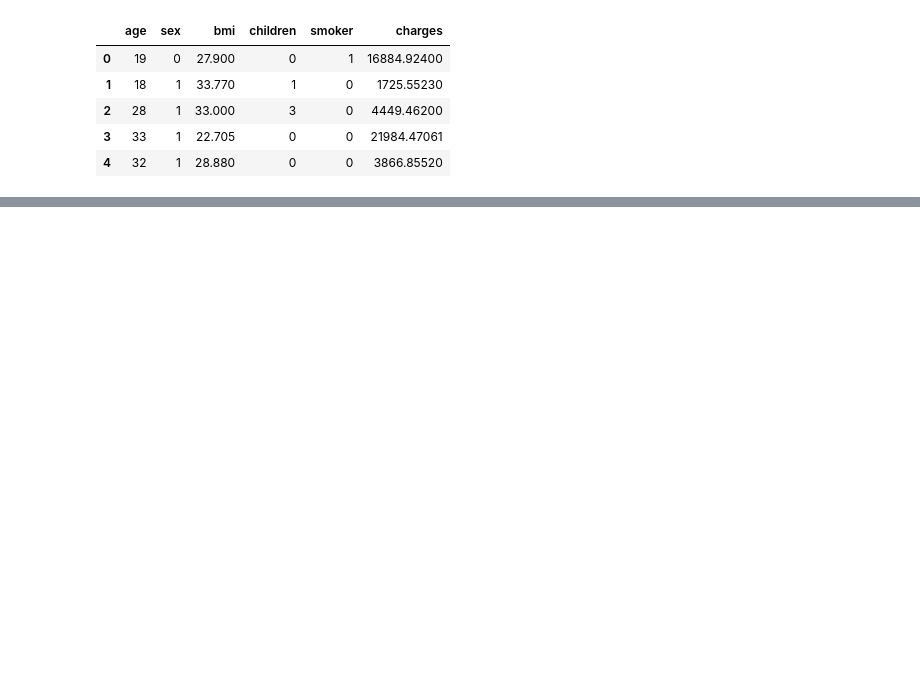
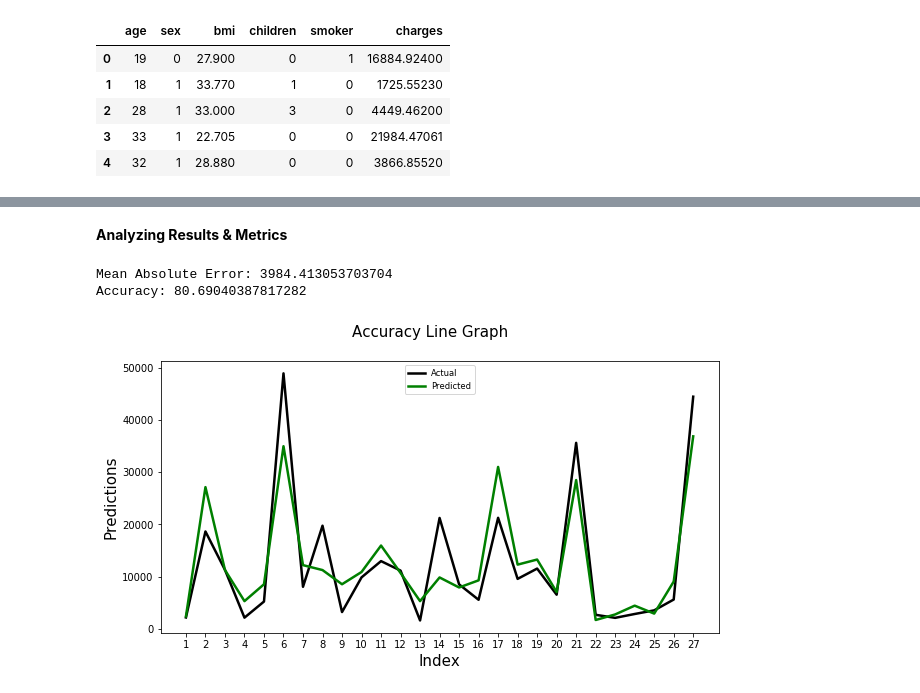
Before and after one commit to Salmankh3/Machine-Learning, a Jupyter notebook: Regression/Multiple Linear/Insurance_Data/insurance_data_GPR.ipynb, the cells around one changed output, grey strips where cells are left out. Drawn from its saved outputs; the diff is of its cells as text; code cells hidden in the pictures; blank space fills up the shorter version.

```diff
--- a/Regression/Multiple Linear/Insurance_Data/insurance_data_GPR.ipynb
+++ b/Regression/Multiple Linear/Insurance_Data/insurance_data_GPR.ipynb
@@ -86,7 +104,7 @@ data.head()
 X = data[["age","sex","bmi","children","smoker"]]
 y = data["charges"]
 # %%
-x_train, x_test, y_train, y_test = train_test_split(X,y, train_size=0.94, random_state=10)
+x_train, x_test, y_train, y_test = train_test_split(X,y, train_size=0.98, random_state=5)
 # %%
 print(x_train.shape)
 print(y_train.shape)
@@ -100,7 +120,7 @@ print(y_test.shape)
 # %%
-k = RBF() + Matern()
+k = DotProduct(sigma_0 = 3.0)
 
-model = GaussianProcessRegressor(kernel=k, random_state=1)
+model = GaussianProcessRegressor(kernel=k, random_state=5, alpha=4.0)
 # %%
 model.fit(x_train, y_train)
 # %% [output]
@@ -112,0 +156,23 @@ y_pred = model.predict(x_test)
+# %% [markdown]
+<b>Analyzing Results & Metrics</b>
+# %%
+mse = mean_absolute_error(y_test, y_pred)
+score = r2_score(y_test, y_pred)
+print("Mean Absolute Error:",mse)
+print("Accuracy:",score*100)
+# %% [output]
+Mean Absolute Error: 3984.413053703704
+Accuracy: 80.69040387817282
+# %%
+c = [i for i in range(1,28)]
+fig = plt.figure(figsize=(10,5))
+plt.plot(c,y_test, color="k", linewidth=2.5, linestyle="-")
+plt.plot(c,y_pred, color="g", linewidth=2.5, linestyle="-")
+fig.suptitle("Accuracy Line Graph", fontsize=15)
+plt.xlabel("Index", fontsize=15)
+plt.ylabel("Predictions", fontsize=15)
+plt.legend(labels=["Actual","Predicted"], loc=9, fontsize="small")
+plt.xticks(np.arange(1,28),c)
+plt.show()
+# %% [output]
+[figure, added]
```
Also changed, not shown: parts of 17 cells of this notebook, 1 other file.
